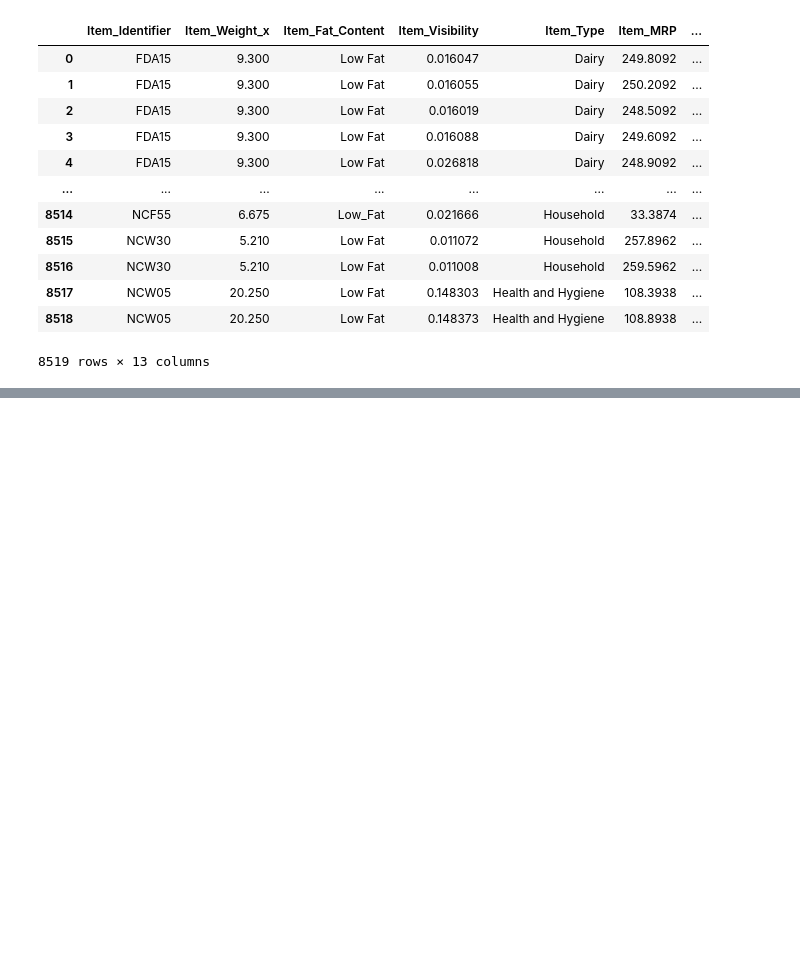
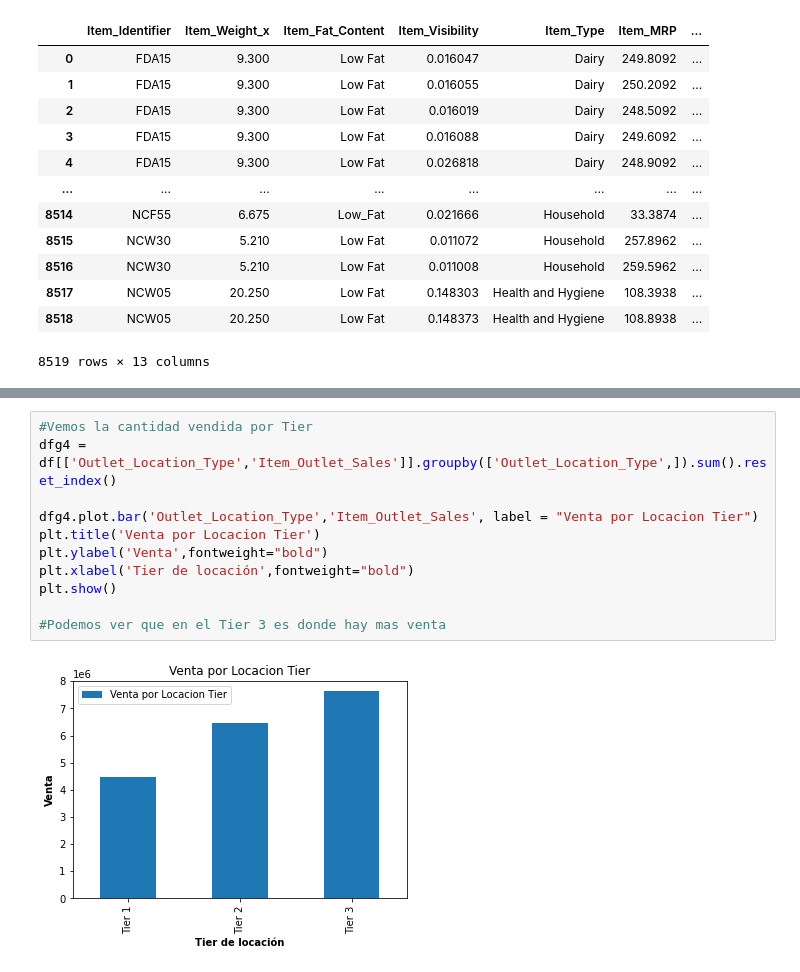
Before and after one commit to Sebastian-Wright/Prediccion-de-ventas-para-productos-alimenticios, a Jupyter notebook: Proyecto1Parte2.ipynb, the cells around one changed output, grey strips where cells are left out. Cells and saved outputs as stored; diff of their text form; blank space fills up the shorter version.

```diff
--- a/Proyecto1Parte2.ipynb
+++ b/Proyecto1Parte2.ipynb
@@ -211,0 +302,13 @@ df_2
+# %%
+#Vemos la cantidad vendida por Tier
+dfg4 = df[['Outlet_Location_Type','Item_Outlet_Sales']].groupby(['Outlet_Location_Type',]).sum().reset_index()
+
+dfg4.plot.bar('Outlet_Location_Type','Item_Outlet_Sales', label = "Venta por Locacion Tier")
+plt.title('Venta por Locacion Tier')
+plt.ylabel('Venta',fontweight="bold")
+plt.xlabel('Tier de locación',fontweight="bold")
+plt.show()
+
+#Podemos ver que en el Tier 3 es donde hay mas venta
+# %% [output]
+[figure, added]
```
Also changed, not shown: parts of 17 cells of this notebook.
